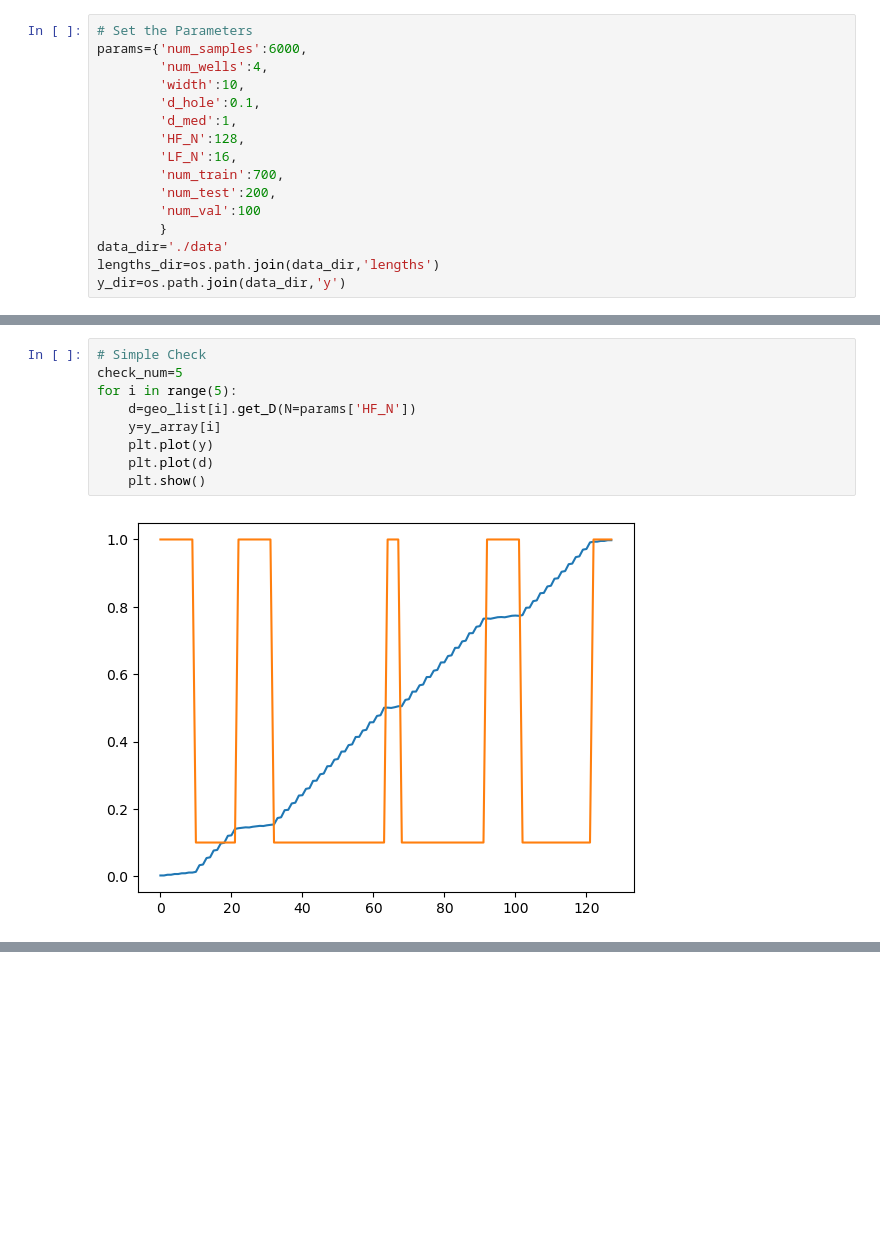
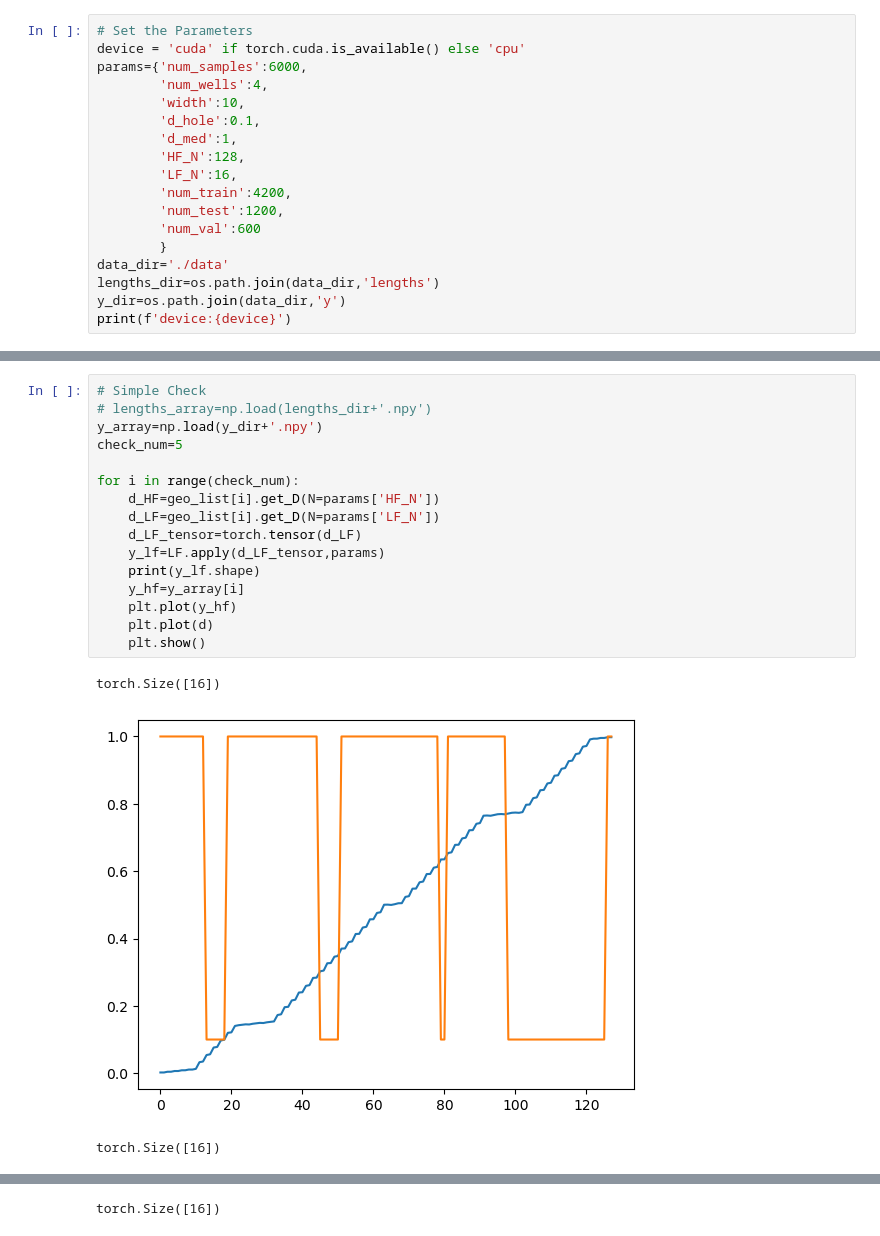
Before and after one commit to HanboYangC/Toy_PEDS, a Jupyter notebook: run.ipynb, the cells around one changed output, grey strips where cells are left out. Drawn from its saved outputs; the diff is of its cells as text; blank space fills up the shorter version.

```diff
--- a/run.ipynb
+++ b/run.ipynb
@@ -8,6 +11,7 @@ import numpy as np
 SEED=42
 # %%
 # Set the Parameters
+device = 'cuda' if torch.cuda.is_available() else 'cpu'
 params={'num_samples':6000,
         'num_wells':4,
         'width':10,
@@ -15,10 +19,11 @@ params={'num_samples':6000,
         'd_med':1,
         'HF_N':128,
         'LF_N':16,
-        'num_train':700,
-        'num_test':200,
-        'num_val':100
+        'num_train':4200,
+        'num_test':1200,
+        'num_val':600
         }
 data_dir='./data'
 lengths_dir=os.path.join(data_dir,'lengths')
 y_dir=os.path.join(data_dir,'y')
+print(f'device:{device}')
@@ -56,12 +64,22 @@ np.save(lengths_dir,lengths_array)
 # %%
 # Simple Check
+# lengths_array=np.load(lengths_dir+'.npy')
+y_array=np.load(y_dir+'.npy')
 check_num=5
-for i in range(5):
-    d=geo_list[i].get_D(N=params['HF_N'])
-    y=y_array[i]
-    plt.plot(y)
+
+for i in range(check_num):
+    d_HF=geo_list[i].get_D(N=params['HF_N'])
+    d_LF=geo_list[i].get_D(N=params['LF_N'])
+    d_LF_tensor=torch.tensor(d_LF)
+    y_lf=LF.apply(d_LF_tensor,params)
+    print(y_lf.shape)
+    y_hf=y_array[i]
+    plt.plot(y_hf)
     plt.plot(d)
     plt.show()
 # %% [output]
+torch.Size([16])
-[figure, old version]
+[figure, new version]
+torch.Size([16])
 [figure]
+torch.Size([16])
```
Also changed, not shown: parts of 8 cells of this notebook, 1 other file.
